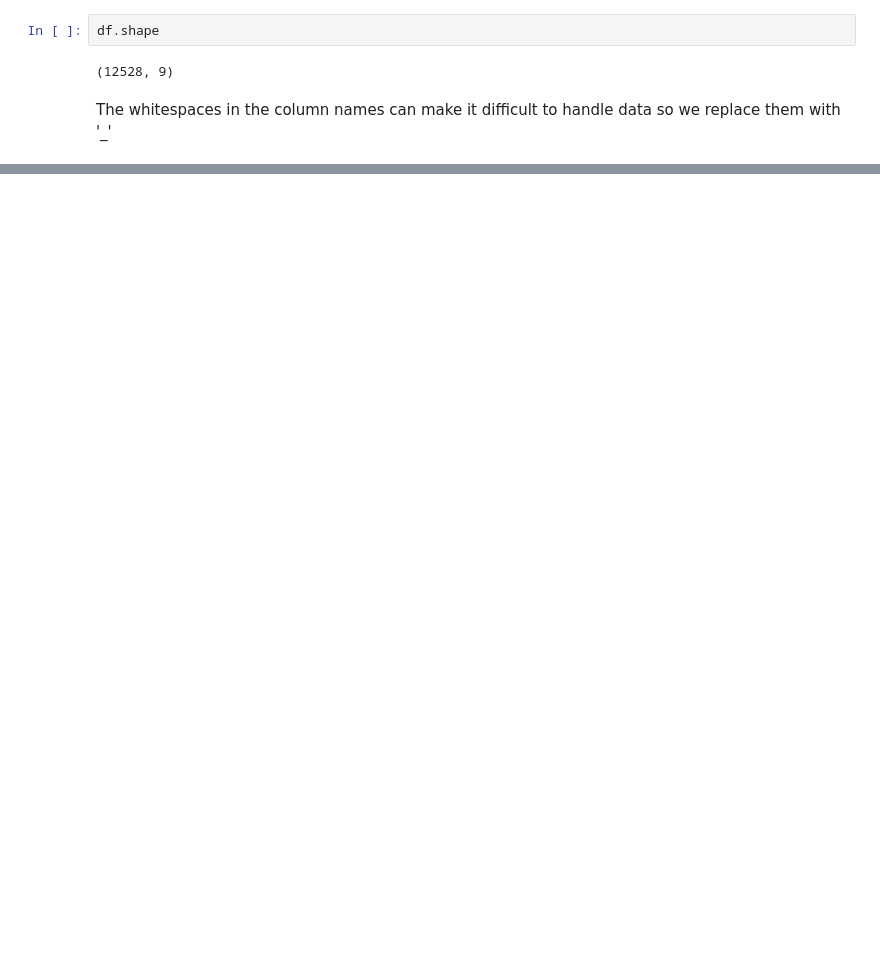
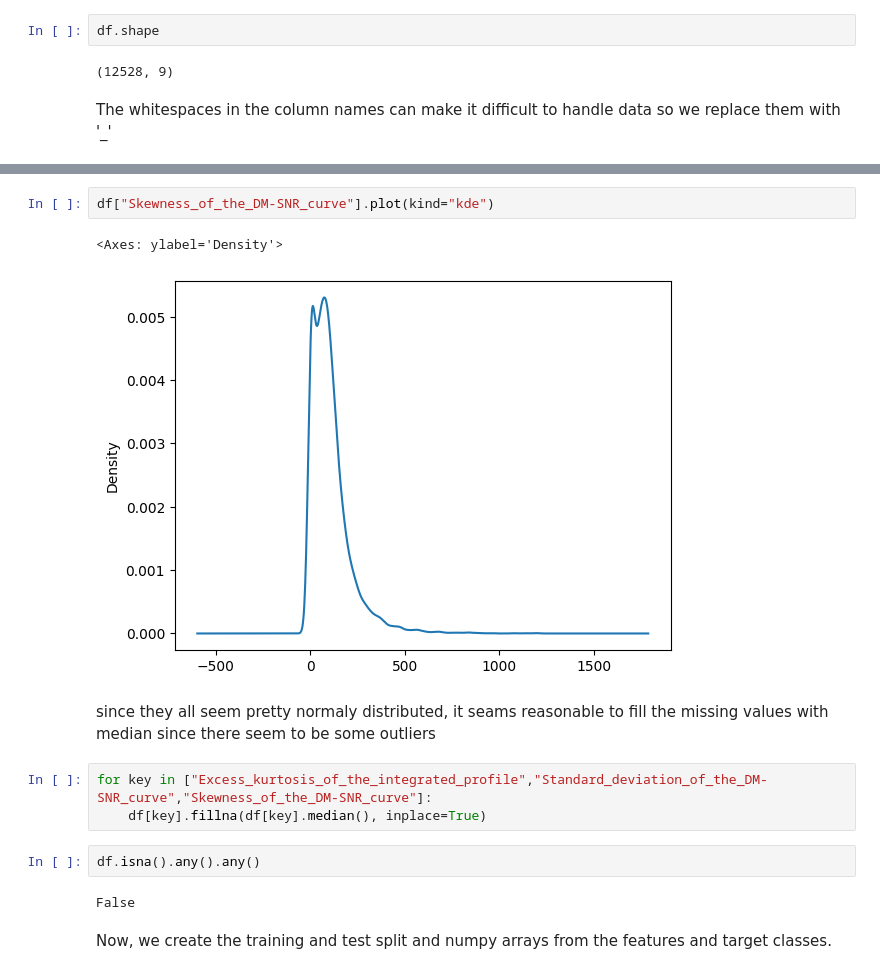
Before and after one commit to ybrenning/ivda, a Jupyter notebook: 04/04-solution.ipynb, the cells around one changed output, grey strips where cells are left out. Saved outputs shown, nothing was run; the diff lists cells and outputs as text; blank space fills up the shorter version.

```diff
--- a/04/04-solution.ipynb
+++ b/04/04-solution.ipynb
@@ -42,0 +73,16 @@ dtype: bool
+# %%
+df["Skewness_of_the_DM-SNR_curve"].plot(kind="kde")
+# %% [output]
+<Axes: ylabel='Density'>
+[figure, added]
+# %% [markdown]
+since they all seem pretty normaly distributed, it seams reasonable to fill the missing values with median since there seem to be some outliers
+# %%
+for key in ["Excess_kurtosis_of_the_integrated_profile","Standard_deviation_of_the_DM-SNR_curve","Skewness_of_the_DM-SNR_curve"]:
+    df[key].fillna(df[key].median(), inplace=True)
+# %%
+df.isna().any().any()
+# %% [output]
+False
+# %% [markdown]
+Now, we create the training and test split and numpy arrays from the features and target classes.
```
Also changed, not shown: parts of 17 cells of this notebook.
